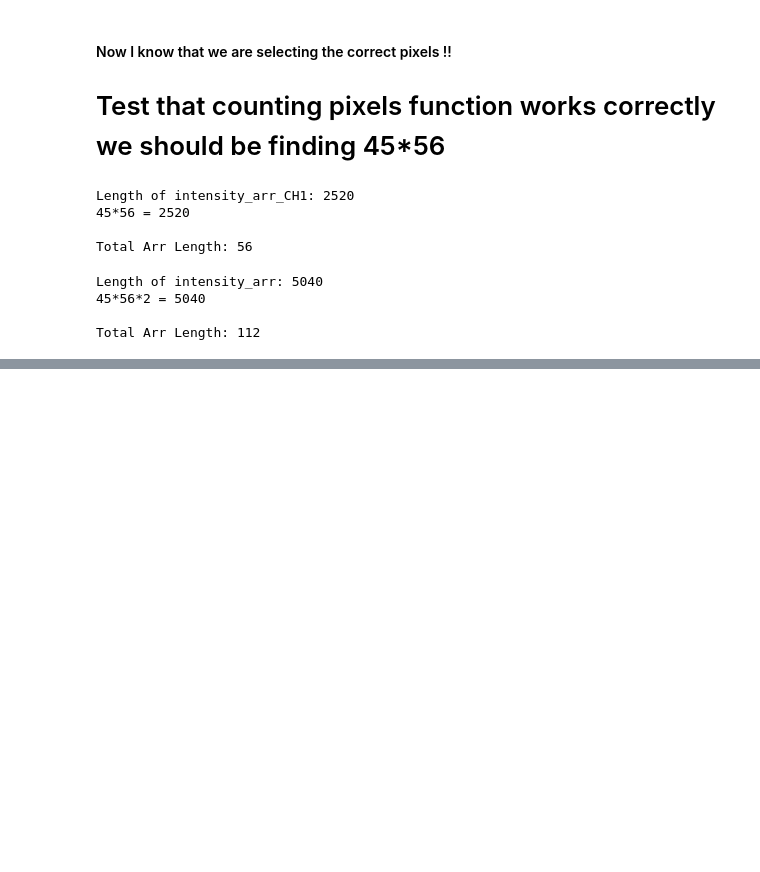
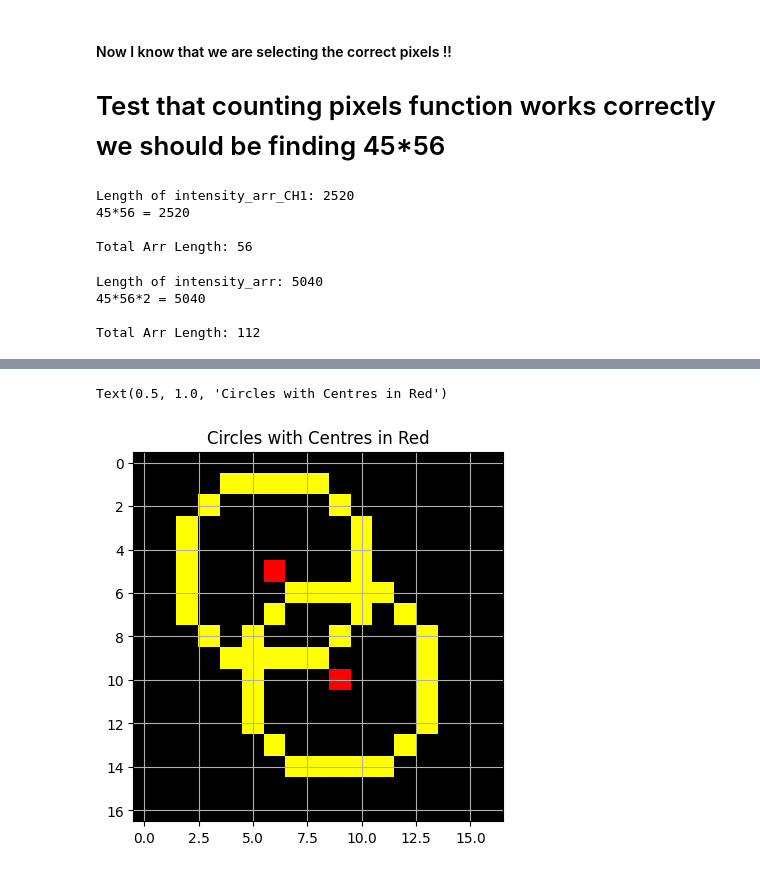
Before and after one commit to ljhason/smImaging-Exploration, a Jupyter notebook: Peaks Plots and Intensity/Static_peak_intensity.ipynb, the cells around one changed output, grey strips where cells are left out. Saved outputs shown, nothing was run; the diff lists cells and outputs as text; code cells hidden in the pictures; blank space fills up the shorter version.

```diff
--- a/Peaks Plots and Intensity/Static_peak_intensity.ipynb
+++ b/Peaks Plots and Intensity/Static_peak_intensity.ipynb
@@ -265,0 +305,9 @@ Total Arr Length: 112
+# %%
+circle_array = draw_circle(radius, y_cen, x_cen, background_dim)
+identified_peak_array = circle_array+ background
+plt.imshow(identified_peak_array)
+plt.grid()
+plt.title("Circles with Centres in Red")
+# %% [output]
+Text(0.5, 1.0, 'Circles with Centres in Red')
+[figure, added]
```
Also changed, not shown: parts of 21 cells of this notebook, 14 other files.
